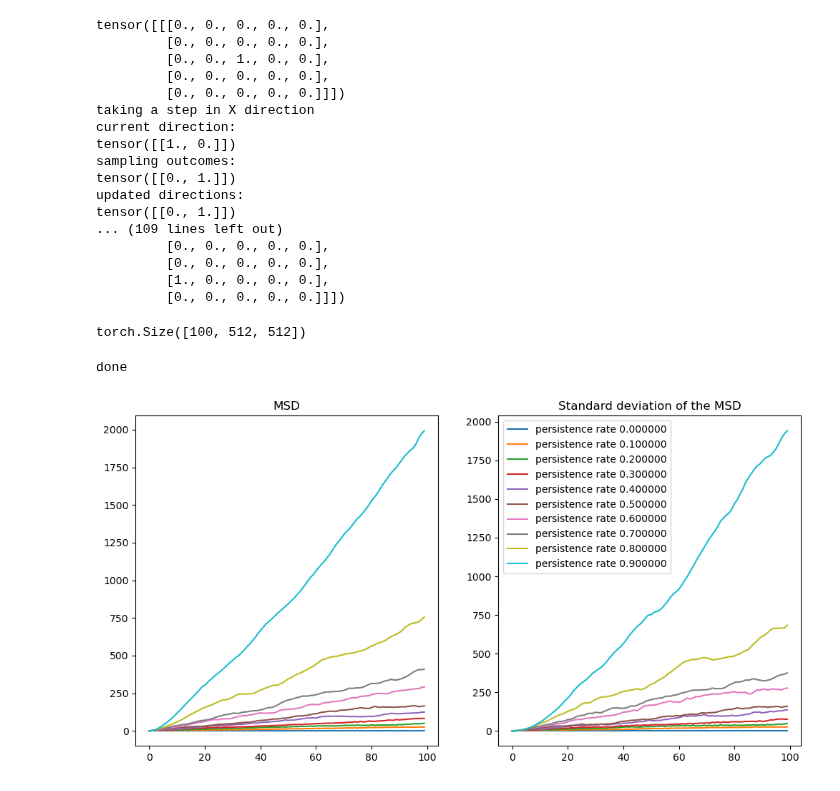
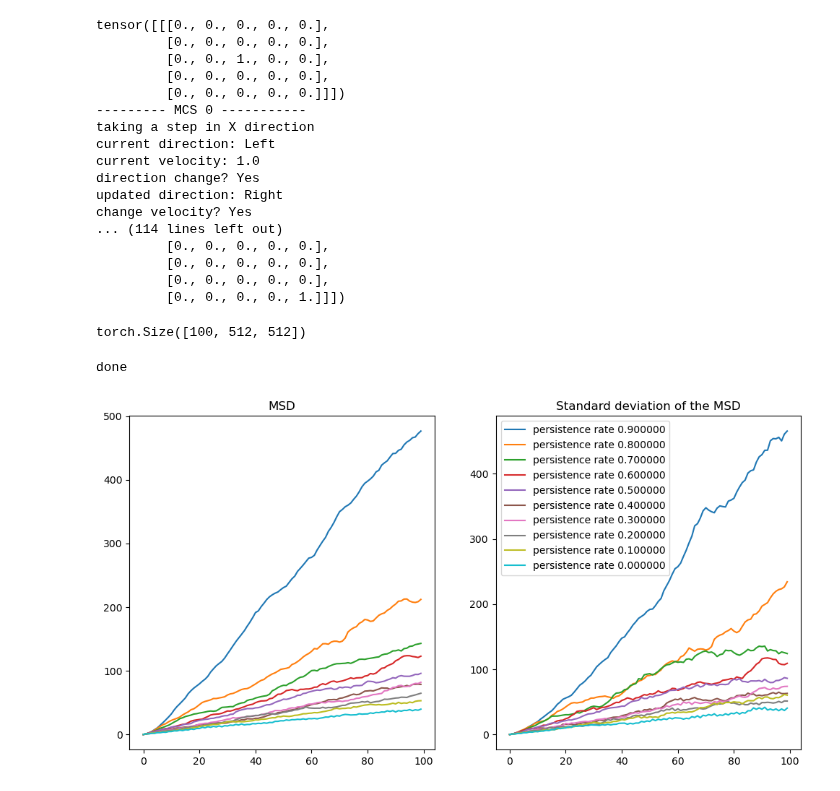
Before and after one commit to JanSchering/Thesis, a Jupyter notebook: random_walk/persistent_rand_walk.ipynb, the cells around one changed output. Drawn from its saved outputs; the diff is of its cells as text; code cells hidden in the pictures.

Commit message:
persistent rand walk with 2 params

```diff
--- a/random_walk/persistent_rand_walk.ipynb
+++ b/random_walk/persistent_rand_walk.ipynb
@@ -92,8 +91,12 @@ def init_batch(n:int, dim:int, device=t.device("cpu")):
   batch = t.zeros((n,dim,dim), device=device)
   batch[:,dim//2,dim//2] = 1
   rand_samples_x = t.bernoulli(t.tensor(0.5).repeat(n)).unsqueeze(-1)
-  v_x = t.hstack([rand_samples_x, 1-rand_samples_x])
+  dir_x = t.hstack([rand_samples_x, 1-rand_samples_x])
   rand_samples_y = t.bernoulli(t.tensor(0.5).repeat(n)).unsqueeze(-1)
-  v_y = t.hstack([rand_samples_y, 1-rand_samples_y])
-  return batch, v_x, v_y
+  dir_y = t.hstack([rand_samples_y, 1-rand_samples_y])
+  #v_x = t.bernoulli(t.tensor(0.5).repeat(n))
+  #v_y = t.bernoulli(t.tensor(0.5).repeat(n))
+  v_x = t.ones((n))
+  v_y = t.ones((n))
+  return batch, dir_x, dir_y, v_x, v_y
 # %%
@@ -102,13 +116,14 @@ print(t_x)
 # %%
-batch, v_x, v_y = init_batch(1,5)
-p_forward = t.tensor(0.5)
-p_reverse = 1-p_forward
+batch, dir_x, dir_y, v_x, v_y = init_batch(1,5)
+p_reverse = t.tensor(0.5)
+p_vchg = t.tensor(0.5)
 
 print(batch)
 for i in range(5):
-    batch, v_x = take_step(batch, v_x, p_forward, p_reverse, dim=-1, device=device)
+    print(f"--------- MCS {i} -----------")
+    batch, dir_x, v_x = take_step(batch, v_x, p_vchg, dir_x, p_reverse, dim=-1, logging=True)
     print(batch)
-    batch, v_y = take_step(batch, v_y, p_forward, p_reverse, dim=-2, device=device)
+    batch, dir_y, v_y = take_step(batch, v_y, p_vchg, dir_y, p_reverse, dim=-2, logging=True)
     print(batch)
 # %% [output]
 tensor([[[0., 0., 0., 0., 0.],
@@ -116,18 +131,18 @@ tensor([[[0., 0., 0., 0., 0.],
          [0., 0., 1., 0., 0.],
          [0., 0., 0., 0., 0.],
          [0., 0., 0., 0., 0.]]])
+--------- MCS 0 -----------
 taking a step in X direction
-current direction:
-tensor([[1., 0.]])
-sampling outcomes:
-tensor([[0., 1.]])
-updated directions:
-tensor([[0., 1.]])
-... (109 lines left out)
+current direction: Left
+current velocity: 1.0
+direction change? Yes
+updated direction: Right
+change velocity? Yes
+... (114 lines left out)
          [0., 0., 0., 0., 0.],
          [0., 0., 0., 0., 0.],
-         [1., 0., 0., 0., 0.],
-         [0., 0., 0., 0., 0.]]])
+         [0., 0., 0., 0., 0.],
+         [0., 0., 0., 0., 1.]]])
 # %%
 # create_dist_matrix(batch:t.Tensor) -> Create distance matrix with same width/height as reference batch
 def create_dist_matrix(batch:t.Tensor, device=t.device("cpu")) -> t.Tensor:
@@ -163,37 +178,38 @@ def calc_stats(batch:t.Tensor, dist_matrix:t.Tensor) -> Tuple[t.Tensor, t.Tensor
   return distances, t.mean(distances), t.std(distances)
 # %%
 # plot statistics for different probabilities
-p_forward_vals = t.linspace(0,0.9,10)
+p_reverse_vals = t.linspace(0.1,1,10)
+p_vchg = t.tensor(0.5)
 ref_grid = t.zeros((1,512,512))
 ref_grid[0,256,256] = 1
 dist_mtx = create_dist_matrix(ref_grid)
-test_batch, v_x, v_y = init_batch(100,512)
+test_batch, dir_x, dir_y, v_x, v_y = init_batch(100,512)
 print(test_batch.shape)
 
 fig, axs = plt.subplots(1,2,figsize=(12,6))
 
-for p_forward in tqdm(p_forward_vals):
+for p_reverse in tqdm(p_reverse_vals):
   msds = []
   stds = []
-  test_batch, v_x, v_y = init_batch(100,512)
+  test_batch, dir_x, dir_y, v_x, v_y = init_batch(100,512)
 
   for i in range(100):
     distances, msd, std = calc_stats(test_batch,dist_mtx)
     msds.append(msd)
     stds.append(std)
-    test_batch, v_x = take_step(test_batch, v_x, p_forward, 1-p_forward, dim=-1)
-    test_batch, v_y = take_step(test_batch, v_y, p_forward, 1-p_forward, dim=-2)
+    test_batch, dir_x, v_x = take_step(test_batch, v_x, p_vchg, dir_x, p_reverse, dim=-1)
+    test_batch, dir_y, v_y = take_step(test_batch, v_y, p_vchg, dir_y, p_reverse, dim=-2)
 
 
-  axs[0].plot(msds, label=f"persistence rate {p_forward:2f}")
-  axs[1].plot(stds, label=f"persistence rate {p_forward:2f}")
+  axs[0].plot(msds, label=f"persistence rate {(1-p_reverse):2f}")
+  axs[1].plot(stds, label=f"persistence rate {(1-p_reverse):2f}")
 
 axs[0].set_title("MSD")
 axs[1].set_title("Standard deviation of the MSD")
 axs[1].legend()
 
 print("done")
 # %% [output]
 torch.Size([100, 512, 512])
 done
-[figure, old version]
+[figure, new version]
```
Also changed, not shown: parts of 6 cells of this notebook.
